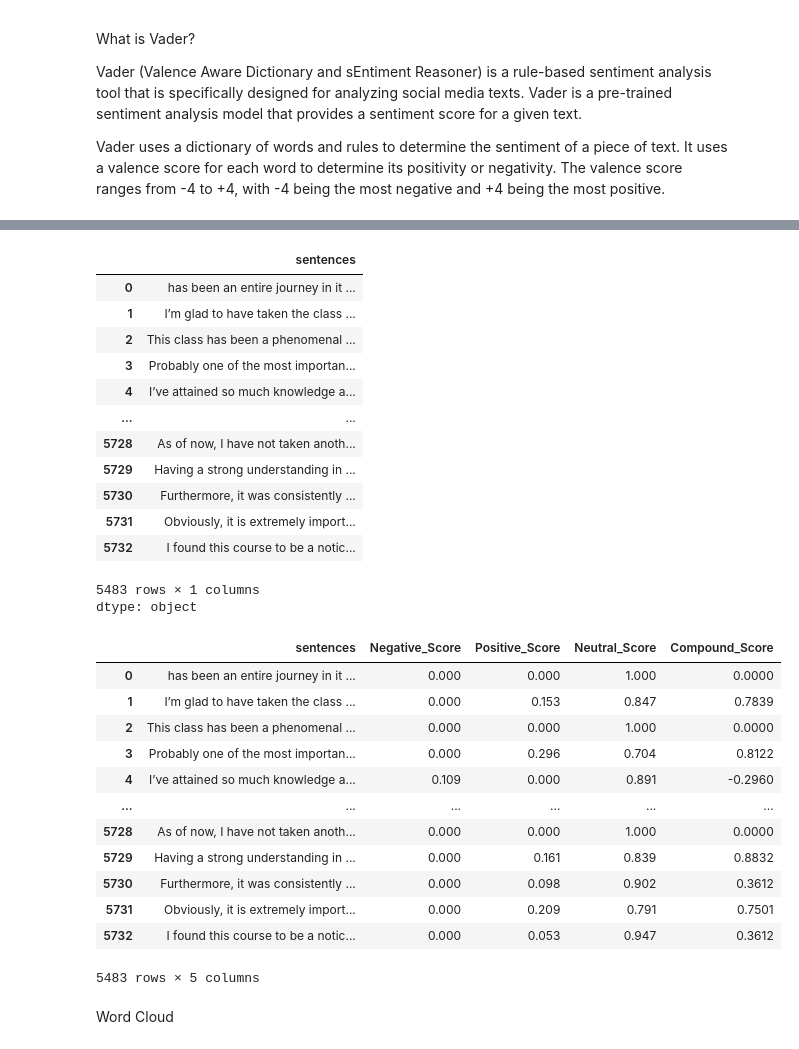
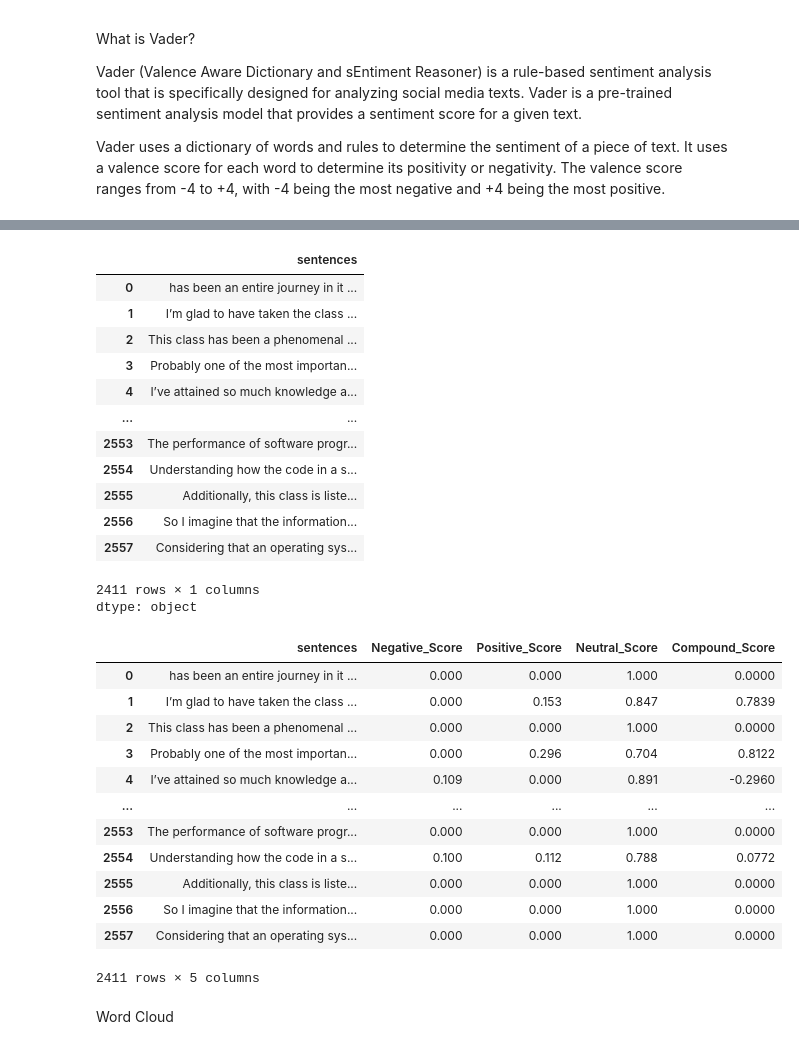
Before and after one commit to CherylReschUF/NLPDemo, a Jupyter notebook: essays.ipynb, the cells around one changed output, grey strips where cells are left out. Cells and saved outputs as stored; diff of their text form; code cells hidden in the pictures.

```diff
--- a/essays.ipynb
+++ b/essays.ipynb
@@ -209,7 +211,8 @@ def objective(params, embeddings, label_lower, label_upper):
                                  min_cluster_size = params['min_cluster_size'],
                                  random_state = params['random_state'])
 
-    label_count, cost = score_clusters(clusters, prob_threshold = 0.05)
+    label_count, cost = score_clusters(clusters, prob_threshold = 0.1)
+    #was 0.05
 
     #penalty on the cost function if outside the desired range of groups
     if (label_count < label_lower) | (label_count > label_upper):
@@ -327,9 +330,8 @@ plot_clusters(corpus_embeddings, best_clusters)
 # %%
-result = pd.DataFrame(corpus)
-result['category'] =best_clusters.labels_
-result[result.category==9]
-with pd.ExcelWriter("10cats.xlsx") as writer:
-   result.to_excel(writer)
+corpus = pd.DataFrame(corpus)
+corpus['category'] =best_clusters.labels_
+with pd.ExcelWriter("clusters.xlsx") as writer:
+   corpus.to_excel(writer)
 # %% [markdown]
 Sentiment analysis
 
@@ -380,34 +382,36 @@ corpus
 | 3 | Probably one of the most importan... |
 | 4 | I’ve attained so much knowledge a... |
 | ... | ... |
-| 5728 | As of now, I have not taken anoth... |
-| 5729 | Having a strong understanding in ... |
-| 5730 | Furthermore, it was consistently ... |
-| 5731 | Obviously, it is extremely import... |
-| 5732 | I found this course to be a notic... |
+| 2553 | The performance of software progr... |
+| 2554 | Understanding how the code in a s... |
+| 2555 | Additionally, this class is liste... |
+| 2556 | So I imagine that the information... |
+| 2557 | Considering that an operating sys... |
-5483 rows × 1 columns
+2411 rows × 1 columns
 dtype: object
 # %%
 corpus = pd.DataFrame(corpus)
 corpus["Negative_Score"] = corpus.apply(lambda row : vader_scores(corpus["sentences"][row.name], "neg"),axis=1)
 corpus["Positive_Score"] = corpus.apply(lambda row : vader_scores(corpus["sentences"][row.name], "pos"),axis=1)
 corpus["Neutral_Score"] = corpus.apply(lambda row : vader_scores(corpus["sentences"][row.name], "neu"),axis=1)
 corpus["Compound_Score"] = corpus.apply(lambda row : vader_scores(corpus["sentences"][row.name], "compound"),axis=1)
+with pd.ExcelWriter("sentiment_and_clusters.xlsx") as writer:
+   corpus.to_excel(writer)
 corpus
 # %% [output]
 |  | sentences | Negative_Score | Positive_Score | Neutral_Score | Compound_Score |
 | 0 | has been an entire journey in it ... | 0.000 | 0.000 | 1.000 | 0.0000 |
 | 1 | I’m glad to have taken the class ... | 0.000 | 0.153 | 0.847 | 0.7839 |
 | 2 | This class has been a phenomenal ... | 0.000 | 0.000 | 1.000 | 0.0000 |
 | 3 | Probably one of the most importan... | 0.000 | 0.296 | 0.704 | 0.8122 |
 | 4 | I’ve attained so much knowledge a... | 0.109 | 0.000 | 0.891 | -0.2960 |
 | ... | ... | ... | ... | ... | ... |
-| 5728 | As of now, I have not taken anoth... | 0.000 | 0.000 | 1.000 | 0.0000 |
-| 5729 | Having a strong understanding in ... | 0.000 | 0.161 | 0.839 | 0.8832 |
-| 5730 | Furthermore, it was consistently ... | 0.000 | 0.098 | 0.902 | 0.3612 |
-| 5731 | Obviously, it is extremely import... | 0.000 | 0.209 | 0.791 | 0.7501 |
-| 5732 | I found this course to be a notic... | 0.000 | 0.053 | 0.947 | 0.3612 |
+| 2553 | The performance of software progr... | 0.000 | 0.000 | 1.000 | 0.0000 |
+| 2554 | Understanding how the code in a s... | 0.100 | 0.112 | 0.788 | 0.0772 |
+| 2555 | Additionally, this class is liste... | 0.000 | 0.000 | 1.000 | 0.0000 |
+| 2556 | So I imagine that the information... | 0.000 | 0.000 | 1.000 | 0.0000 |
+| 2557 | Considering that an operating sys... | 0.000 | 0.000 | 1.000 | 0.0000 |
-5483 rows × 5 columns
+2411 rows × 5 columns
 # %% [markdown]
 Word Cloud
 # %%
```
Also changed, not shown: parts of 10 cells of this notebook.
